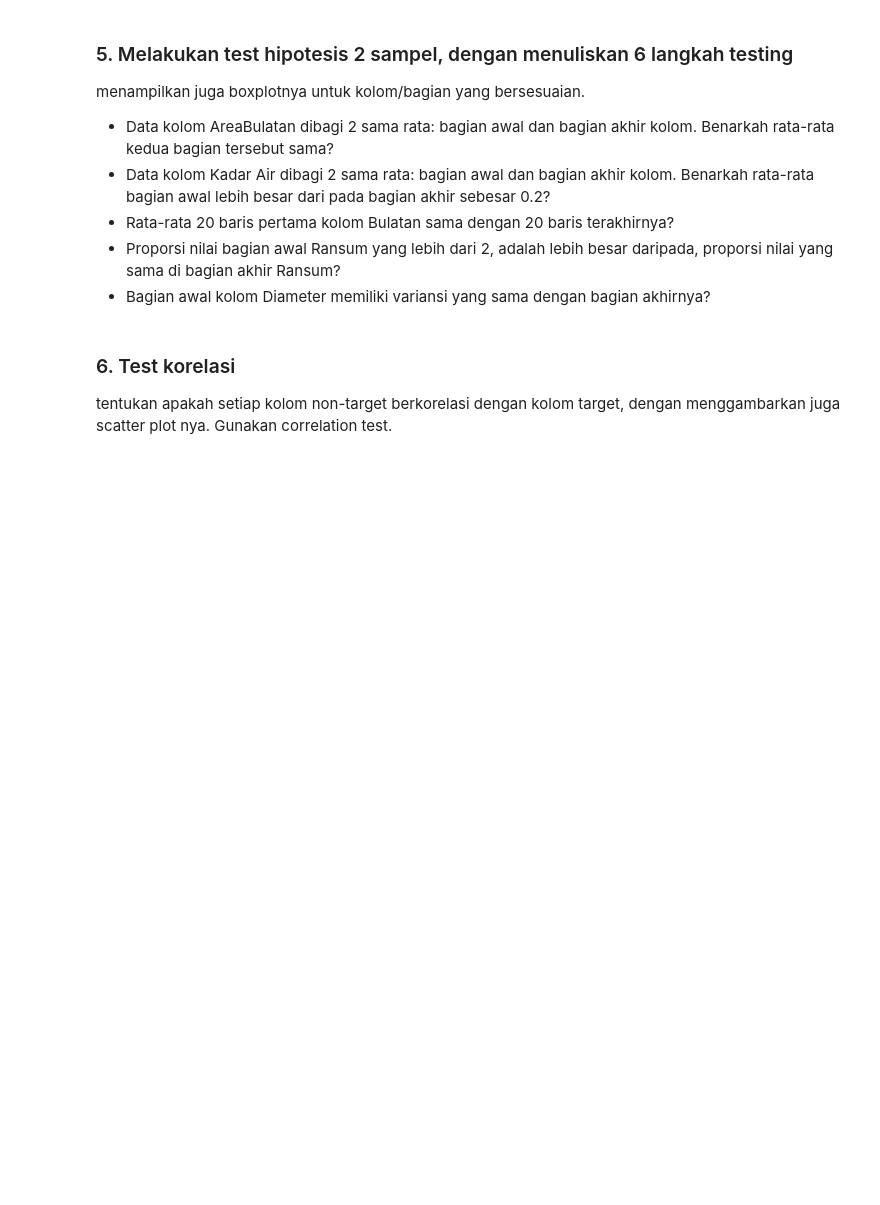
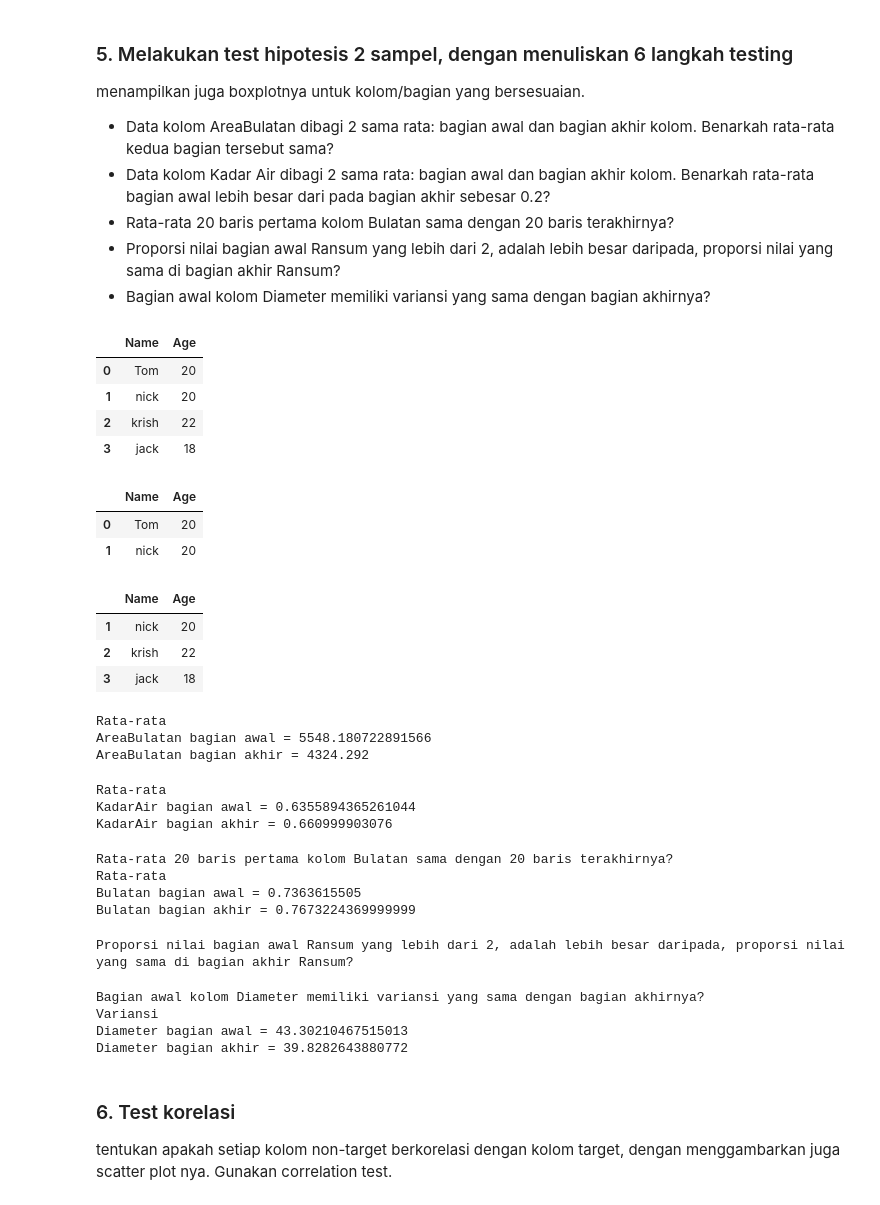
Before and after one commit to pratamaandiko/Tubes-Probstat, a Jupyter notebook: TubesProbstat.ipynb, the cells around one changed output. Drawn from its saved outputs; the diff is of its cells as text; code cells hidden in the pictures; blank space fills up the shorter version.

```diff
--- a/TubesProbstat.ipynb
+++ b/TubesProbstat.ipynb
@@ -127,6 +129,81 @@ menampilkan juga boxplotnya untuk kolom/bagian yang bersesuaian.
     <li>Proporsi nilai bagian awal Ransum yang lebih dari 2, adalah lebih besar daripada, proporsi nilai yang sama di bagian akhir Ransum?</li>
     <li>Bagian awal kolom Diameter memiliki variansi yang sama dengan bagian akhirnya?</li>
 </ul>
+# %%
+# testing
+data = {'Name':['Tom', 'nick', 'krish', 'jack'],
+        'Age':[20, 20, 22, 18]}
+df = pd.DataFrame(data)
+df_1 = df.iloc[:df['Age'].count()//2,:]
+df_2 = df.iloc[-3:,:]
+display(df)
+display(df_1)
+display(df_2)
+# print(df_1['Age'].mean())
+# print(df_2['Age'].mean())
+# %% [output]
+|  | Name | Age |
+| 0 | Tom | 20 |
+| 1 | nick | 20 |
+| 2 | krish | 22 |
+| 3 | jack | 18 |
+|  | Name | Age |
+| 0 | Tom | 20 |
+| 1 | nick | 20 |
+|  | Name | Age |
+| 1 | nick | 20 |
+| 2 | krish | 22 |
+| 3 | jack | 18 |
+# %%
+# Membagi dataframe menjadi 2 bagian sama panjang
+AreaBulatan1 = gandum.iloc[:gandum['AreaBulatan'].count()//2,:]
+AreaBulatan2 = gandum.iloc[gandum['AreaBulatan'].count()//2:,:]
+print("Rata-rata")
+print("AreaBulatan bagian awal = " + str(AreaBulatan1['AreaBulatan'].mean()))
+print("AreaBulatan bagian akhir = " + str(AreaBulatan2['AreaBulatan'].mean()))
+# %% [output]
+Rata-rata
+AreaBulatan bagian awal = 5548.180722891566
+AreaBulatan bagian akhir = 4324.292
+# %%
+# Membagi dataframe menjadi 2 bagian sama panjang
+KadarAir1 = gandum.iloc[:gandum['KadarAir'].count()//2,:]
+KadarAir2 = gandum.iloc[gandum['KadarAir'].count()//2:,:]
+print("Rata-rata")
+print("KadarAir bagian awal = " + str(KadarAir1['KadarAir'].mean()))
+print("KadarAir bagian akhir = " + str(KadarAir2['KadarAir'].mean()))
+# %% [output]
+Rata-rata
+KadarAir bagian awal = 0.6355894365261044
+KadarAir bagian akhir = 0.660999903076
+# %%
+print("Rata-rata 20 baris pertama kolom Bulatan sama dengan 20 baris terakhirnya?")
+Bulatan1 = gandum.iloc[:20,:]
+Bulatan2 = gandum.iloc[-20:,:]
+print("Rata-rata")
+print("Bulatan bagian awal = " + str(Bulatan1['Bulatan'].mean()))
+print("Bulatan bagian akhir = " + str(Bulatan2['Bulatan'].mean()))
+# %% [output]
+Rata-rata 20 baris pertama kolom Bulatan sama dengan 20 baris terakhirnya?
+Rata-rata
+Bulatan bagian awal = 0.7363615505
+Bulatan bagian akhir = 0.7673224369999999
+# %%
+print("Proporsi nilai bagian awal Ransum yang lebih dari 2, adalah lebih besar daripada, proporsi nilai yang sama di bagian akhir Ransum?")
+# %% [output]
+Proporsi nilai bagian awal Ransum yang lebih dari 2, adalah lebih besar daripada, proporsi nilai yang sama di bagian akhir Ransum?
+# %%
+print("Bagian awal kolom Diameter memiliki variansi yang sama dengan bagian akhirnya?")
+Diameter1 = gandum.iloc[:gandum['Diameter'].count()//2,:]
+Diameter2 = gandum.iloc[gandum['Diameter'].count()//2:,:]
+print("Variansi")
+print("Diameter bagian awal = " + str(Diameter1['Diameter'].var()))
+print("Diameter bagian akhir = " + str(Diameter2['Diameter'].var()))
+# %% [output]
+Bagian awal kolom Diameter memiliki variansi yang sama dengan bagian akhirnya?
+Variansi
+Diameter bagian awal = 43.30210467515013
+Diameter bagian akhir = 39.8282643880772
 # %% [markdown]
 ### 6. Test korelasi
 tentukan apakah setiap kolom non-target berkorelasi dengan kolom target, dengan menggambarkan juga scatter plot nya. Gunakan correlation test.
```
Also changed, not shown: parts of 2 cells of this notebook.
